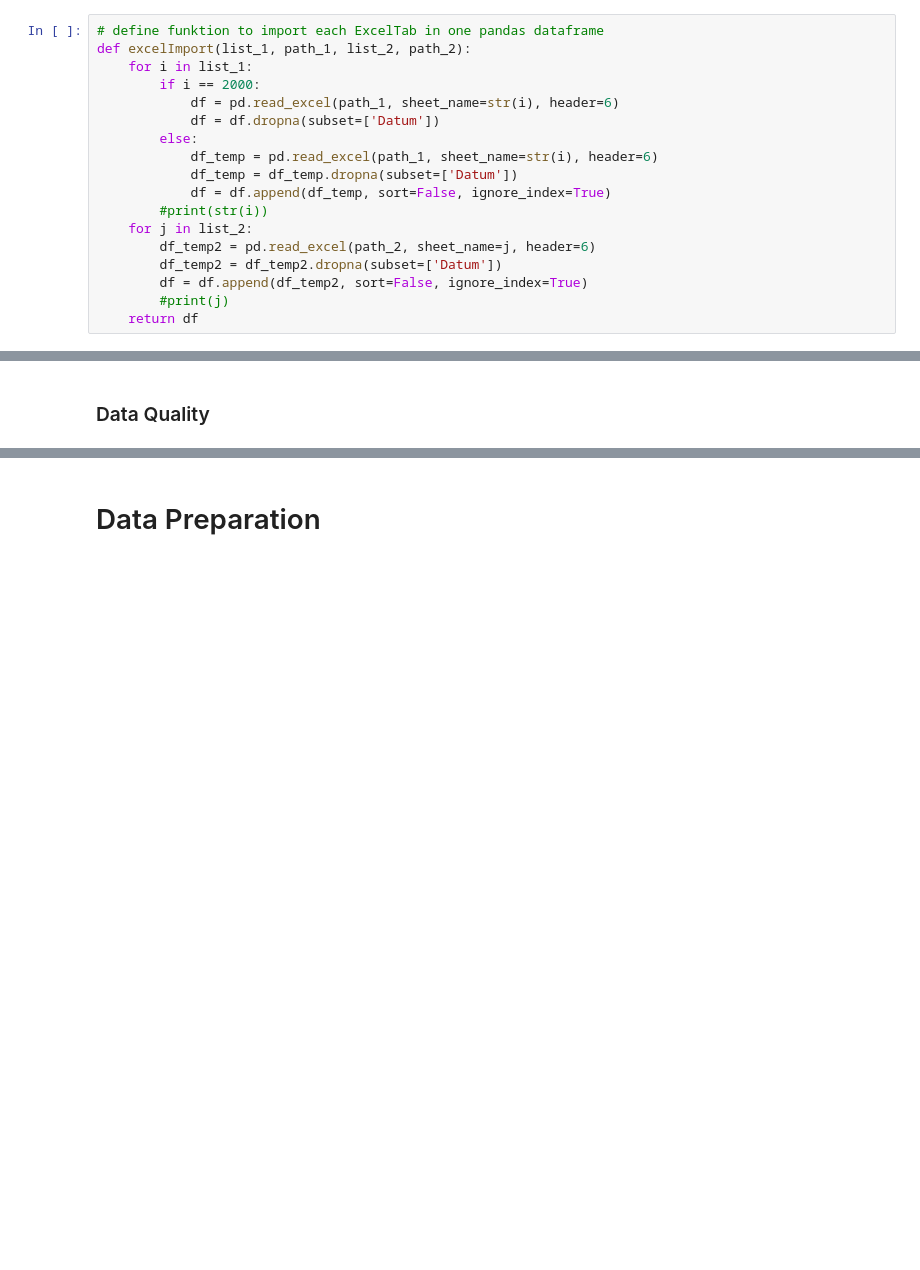
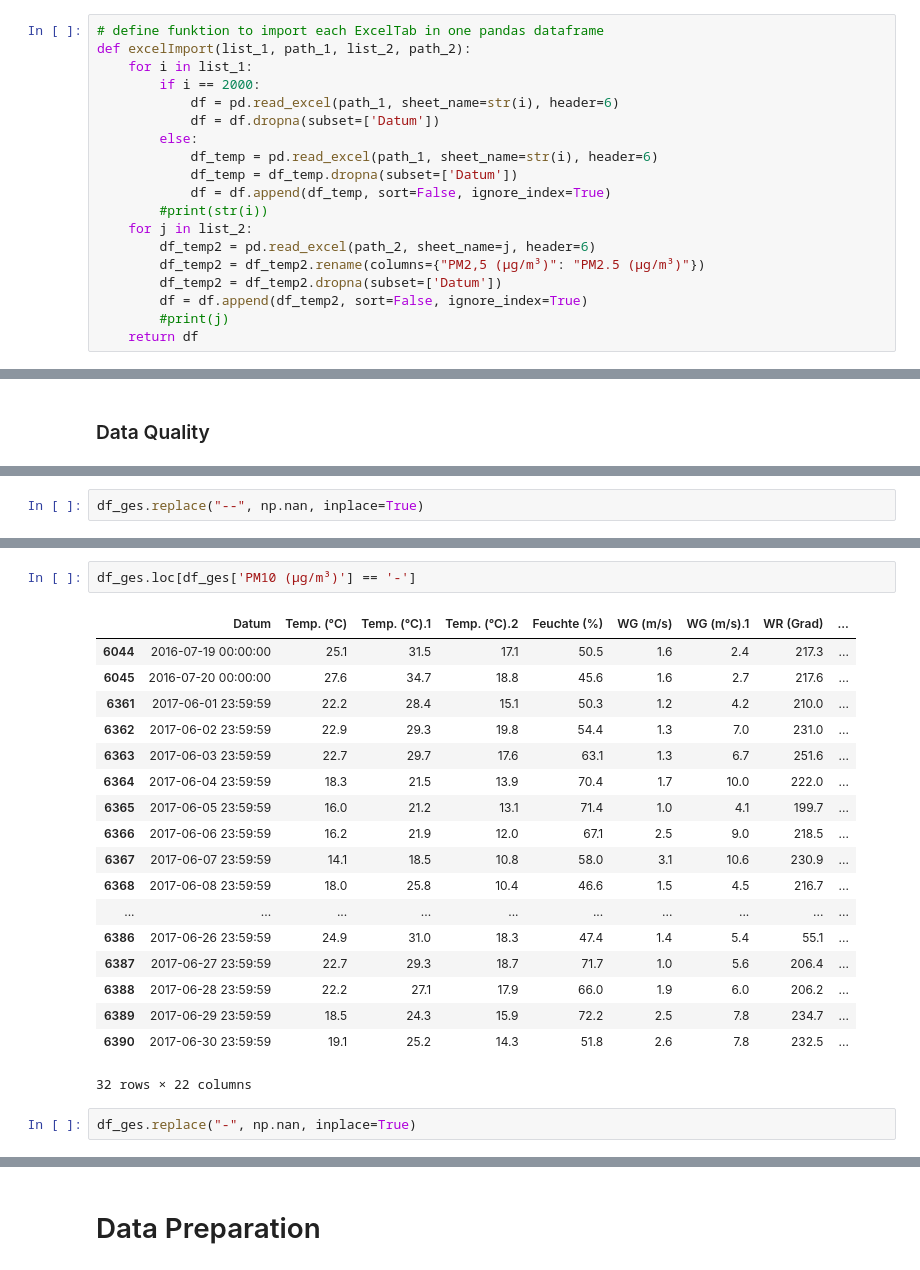
Before and after one commit to SvetiB/AirQualityStuttgart, a Jupyter notebook: AirQualityStuttgart.ipynb, the cells around one changed output, grey strips where cells are left out. Drawn from its saved outputs; the diff is of its cells as text; blank space fills up the shorter version.

Commit message:
Writing to dataframe -> Column name, data cleansing

```diff
--- a/AirQualityStuttgart.ipynb
+++ b/AirQualityStuttgart.ipynb
@@ -91,6 +91,7 @@ def excelImport(list_1, path_1, list_2, path_2):
         #print(str(i))
     for j in list_2:
         df_temp2 = pd.read_excel(path_2, sheet_name=j, header=6)
+        df_temp2 = df_temp2.rename(columns={"PM2,5 (µg/m³)": "PM2.5 (µg/m³)"})
         df_temp2 = df_temp2.dropna(subset=['Datum'])
         df = df.append(df_temp2, sort=False, ignore_index=True)
         #print(j)
@@ -253,0 +291,2 @@ df_ges.head()
+# %%
+df_ges.replace("--", np.nan, inplace=True)
@@ -253,0 +314,23 @@ df_ges.head()
+# %%
+df_ges.loc[df_ges['PM10 (µg/m³)'] == '-']
+# %% [output]
+|  | Datum | Temp. (°C) | Temp. (°C).1 | Temp. (°C).2 | Feuchte (%) | WG (m/s) | WG (m/s).1 | WR (Grad) | ... |
+| 6044 | 2016-07-19 00:00:00 | 25.1 | 31.5 | 17.1 | 50.5 | 1.6 | 2.4 | 217.3 | ... |
+| 6045 | 2016-07-20 00:00:00 | 27.6 | 34.7 | 18.8 | 45.6 | 1.6 | 2.7 | 217.6 | ... |
+| 6361 | 2017-06-01 23:59:59 | 22.2 | 28.4 | 15.1 | 50.3 | 1.2 | 4.2 | 210.0 | ... |
+| 6362 | 2017-06-02 23:59:59 | 22.9 | 29.3 | 19.8 | 54.4 | 1.3 | 7.0 | 231.0 | ... |
+| 6363 | 2017-06-03 23:59:59 | 22.7 | 29.7 | 17.6 | 63.1 | 1.3 | 6.7 | 251.6 | ... |
+| 6364 | 2017-06-04 23:59:59 | 18.3 | 21.5 | 13.9 | 70.4 | 1.7 | 10.0 | 222.0 | ... |
+| 6365 | 2017-06-05 23:59:59 | 16.0 | 21.2 | 13.1 | 71.4 | 1.0 | 4.1 | 199.7 | ... |
+| 6366 | 2017-06-06 23:59:59 | 16.2 | 21.9 | 12.0 | 67.1 | 2.5 | 9.0 | 218.5 | ... |
+| 6367 | 2017-06-07 23:59:59 | 14.1 | 18.5 | 10.8 | 58.0 | 3.1 | 10.6 | 230.9 | ... |
+| 6368 | 2017-06-08 23:59:59 | 18.0 | 25.8 | 10.4 | 46.6 | 1.5 | 4.5 | 216.7 | ... |
+| ... | ... | ... | ... | ... | ... | ... | ... | ... | ... |
+| 6386 | 2017-06-26 23:59:59 | 24.9 | 31.0 | 18.3 | 47.4 | 1.4 | 5.4 | 55.1 | ... |
+| 6387 | 2017-06-27 23:59:59 | 22.7 | 29.3 | 18.7 | 71.7 | 1.0 | 5.6 | 206.4 | ... |
+| 6388 | 2017-06-28 23:59:59 | 22.2 | 27.1 | 17.9 | 66.0 | 1.9 | 6.0 | 206.2 | ... |
+| 6389 | 2017-06-29 23:59:59 | 18.5 | 24.3 | 15.9 | 72.2 | 2.5 | 7.8 | 234.7 | ... |
+| 6390 | 2017-06-30 23:59:59 | 19.1 | 25.2 | 14.3 | 51.8 | 2.6 | 7.8 | 232.5 | ... |
+32 rows × 22 columns
+# %%
+df_ges.replace("-", np.nan, inplace=True)
```
Also changed, not shown: parts of 15 cells of this notebook.
